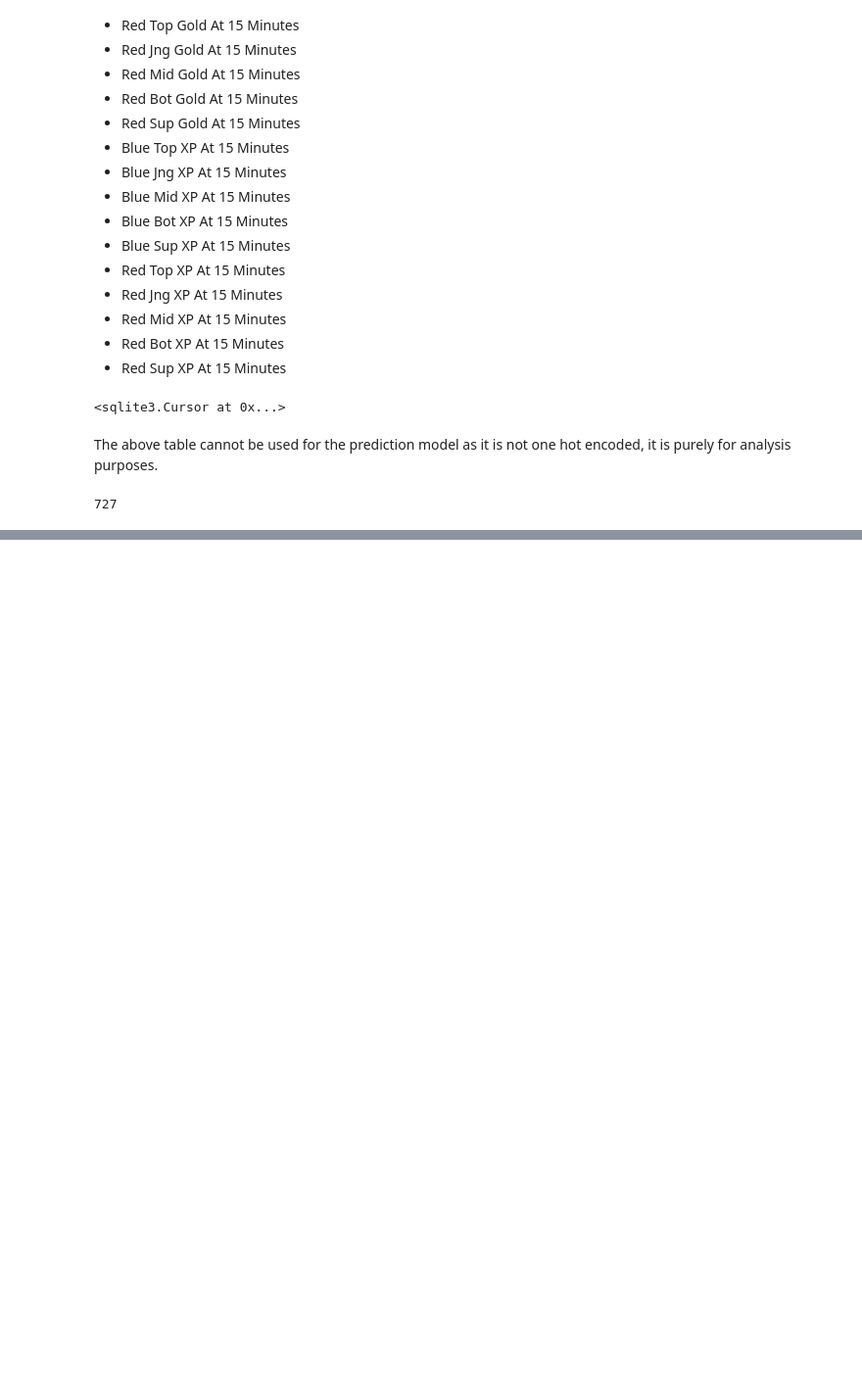
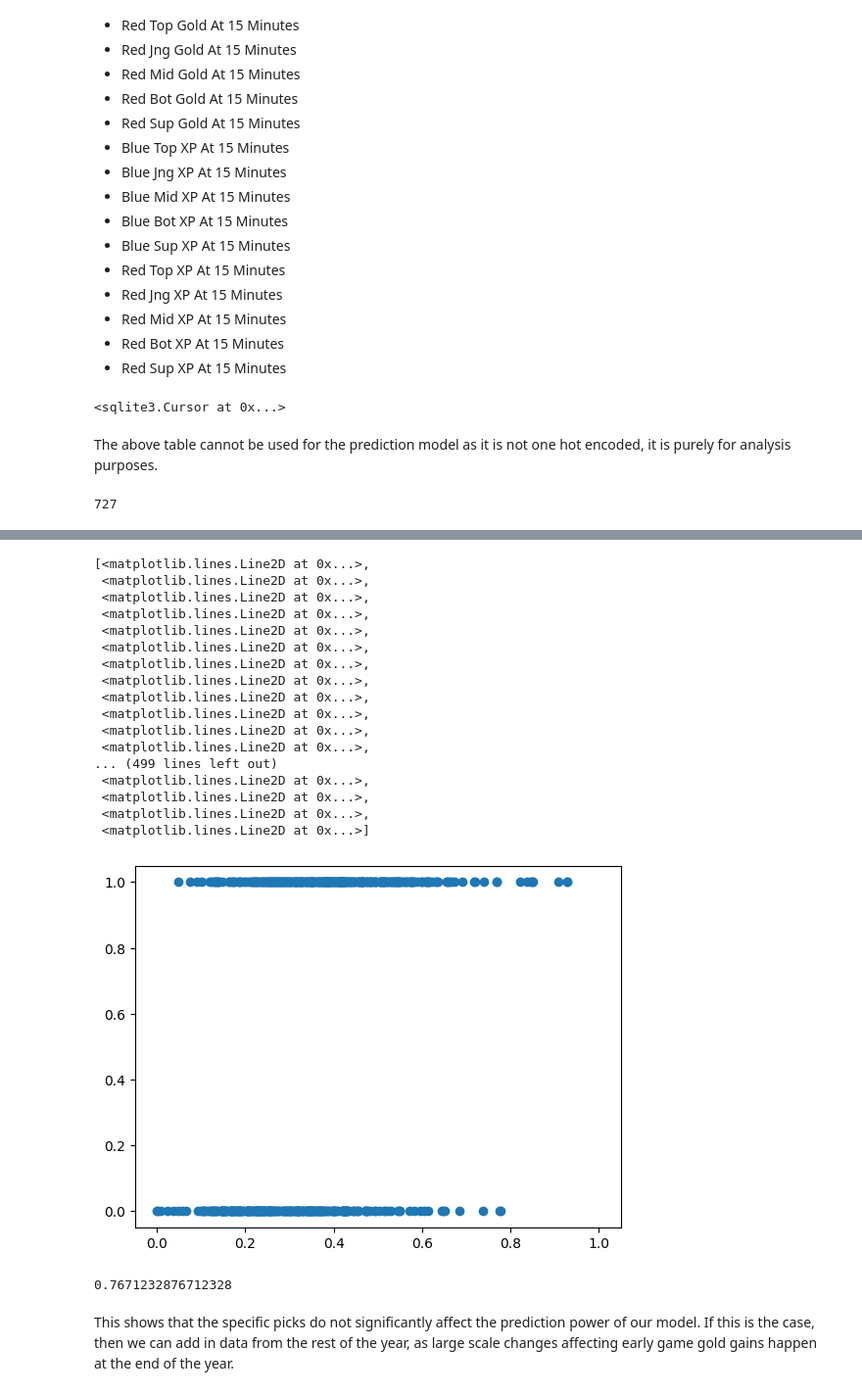
Before and after one commit to SuyogKhanal5/LeagueProPrediction, a Jupyter notebook: exploration.ipynb, the cells around one changed output, grey strips where cells are left out. Shown at 98% size. Cells and saved outputs as stored; diff of their text form; code cells hidden in the pictures; blank space fills up the shorter version.

```diff
--- a/exploration.ipynb
+++ b/exploration.ipynb
@@ -502,0 +503,22 @@ print(accuracy)
+# %%
+plt.scatter(X_train['BlueBotGoldAt15Minutes'], y_train)
+plt.plot(X_test, predictions, color='red', linestyle='None')
+# %% [output]
+[<matplotlib.lines.Line2D at 0x...>,
+ <matplotlib.lines.Line2D at 0x...>,
+ <matplotlib.lines.Line2D at 0x...>,
+ <matplotlib.lines.Line2D at 0x...>,
+ <matplotlib.lines.Line2D at 0x...>,
+ <matplotlib.lines.Line2D at 0x...>,
+ <matplotlib.lines.Line2D at 0x...>,
+ <matplotlib.lines.Line2D at 0x...>,
+ <matplotlib.lines.Line2D at 0x...>,
+ <matplotlib.lines.Line2D at 0x...>,
+ <matplotlib.lines.Line2D at 0x...>,
+ <matplotlib.lines.Line2D at 0x...>,
+... (499 lines left out)
+ <matplotlib.lines.Line2D at 0x...>,
+ <matplotlib.lines.Line2D at 0x...>,
+ <matplotlib.lines.Line2D at 0x...>,
+ <matplotlib.lines.Line2D at 0x...>]
+[figure, added]
@@ -502,0 +530,24 @@ print(accuracy)
+# %%
+model2 = LogisticRegression(max_iter=100000)
+
+scaler = MinMaxScaler()
+
+norm = pd.DataFrame(scaler.fit_transform(noPicks), columns=noPicks.columns)
+
+X2 = norm.drop(columns=['BlueWin']) # blue win is y hat
+y2 = norm['BlueWin']
+
+X2_train, X2_test, y2_train, y2_test = train_test_split(X2, y2, test_size=0.2)
+
+# x_train_scaled = scaler.fit_transform(X_train)
+
+model2.fit(X2_train, y2_train)
+
+# x_test_scaled = scaler.transform(X_test)
+predictions2 = model2.predict(X2_test)
+accuracy2 = accuracy_score(y2_test, predictions2)
+print(accuracy2)
+# %% [output]
+0.7671232876712328
+# %% [markdown]
+This shows that the specific picks do not significantly affect the prediction power of our model. If this is the case, then we can add in data from the rest of the year, as large scale changes affecting early game gold gains happen at the end of the year.
```
Also changed, not shown: parts of 25 cells of this notebook, 2 other files.
